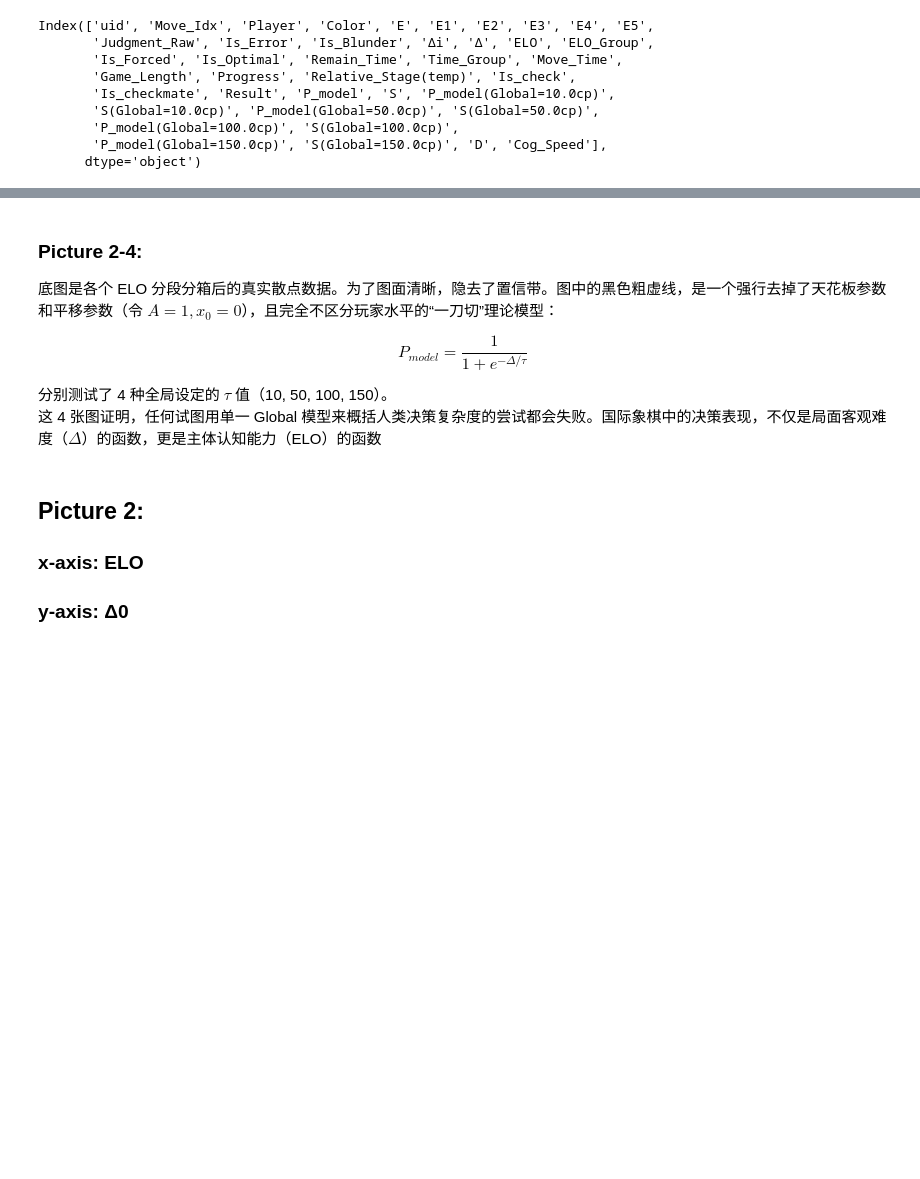
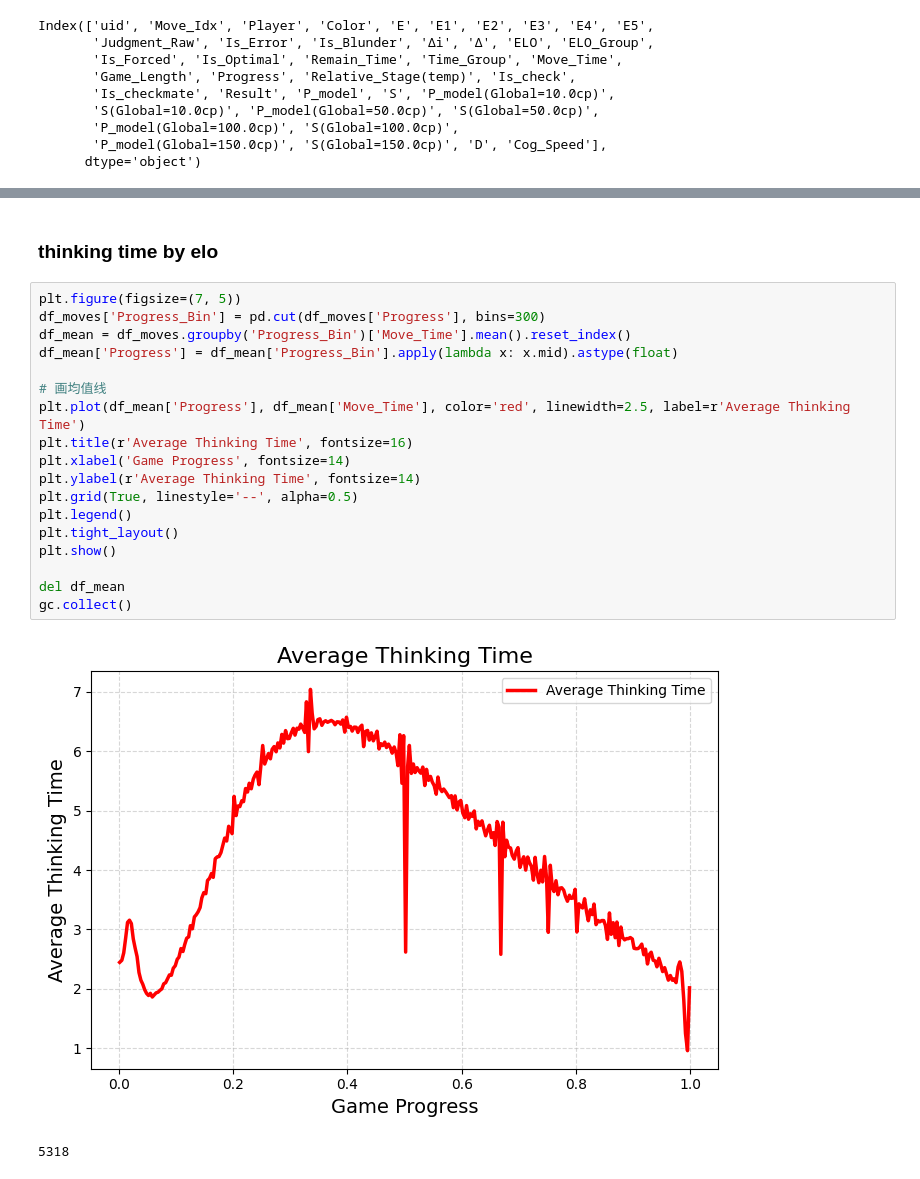
Before and after one commit to zZimablueee/Chess, a Jupyter notebook: complexity/delta_0/graphs/figure2.ipynb, the cells around one changed output, grey strips where cells are left out. Cells and saved outputs as stored; diff of their text form; blank space fills up the shorter version.

```diff
--- a/complexity/delta_0/graphs/figure2.ipynb
+++ b/complexity/delta_0/graphs/figure2.ipynb
@@ -749,14 +49,23 @@ M为分箱总数量， pihat为真实数据点， f()为模型预测值
-# %% [markdown]
-### Picture 2-4:
-底图是各个 ELO 分段分箱后的真实散点数据。为了图面清晰，隐去了置信带。图中的黑色粗虚线，是一个强行去掉了天花板参数和平移参数（令 $A=1, x_0=0$），且完全不区分玩家水平的“一刀切”理论模型：
-
-$$
-P_{model} = \frac{1}{1 + e^{-\Delta / \tau}}
-$$
-
-分别测试了 4 种全局设定的 $\tau$ 值（10, 50, 100, 150）。
-这 4 张图证明，任何试图用单一 Global 模型来概括人类决策复杂度的尝试都会失败。国际象棋中的决策表现，不仅是局面客观难度（$\Delta$）的函数，更是主体认知能力（ELO）的函数
-# %% [markdown]
-## Picture 2:
-### x-axis: ELO
-### y-axis: Δ0
+# %% [markdown]
+### thinking time by elo
+# %%
+plt.figure(figsize=(7, 5))
+df_moves['Progress_Bin'] = pd.cut(df_moves['Progress'], bins=300)
+df_mean = df_moves.groupby('Progress_Bin')['Move_Time'].mean().reset_index()
+df_mean['Progress'] = df_mean['Progress_Bin'].apply(lambda x: x.mid).astype(float)
+
+# 画均值线
+plt.plot(df_mean['Progress'], df_mean['Move_Time'], color='red', linewidth=2.5, label=r'Average Thinking Time')
+plt.title(r'Average Thinking Time', fontsize=16)
+plt.xlabel('Game Progress', fontsize=14)
+plt.ylabel(r'Average Thinking Time', fontsize=14)
+plt.grid(True, linestyle='--', alpha=0.5)
+plt.legend()
+plt.tight_layout()
+plt.show()
+
+del df_mean
+gc.collect()
+# %% [output]
+[figure, added]
+5318
```
Also changed, not shown: parts of 57 cells of this notebook.
